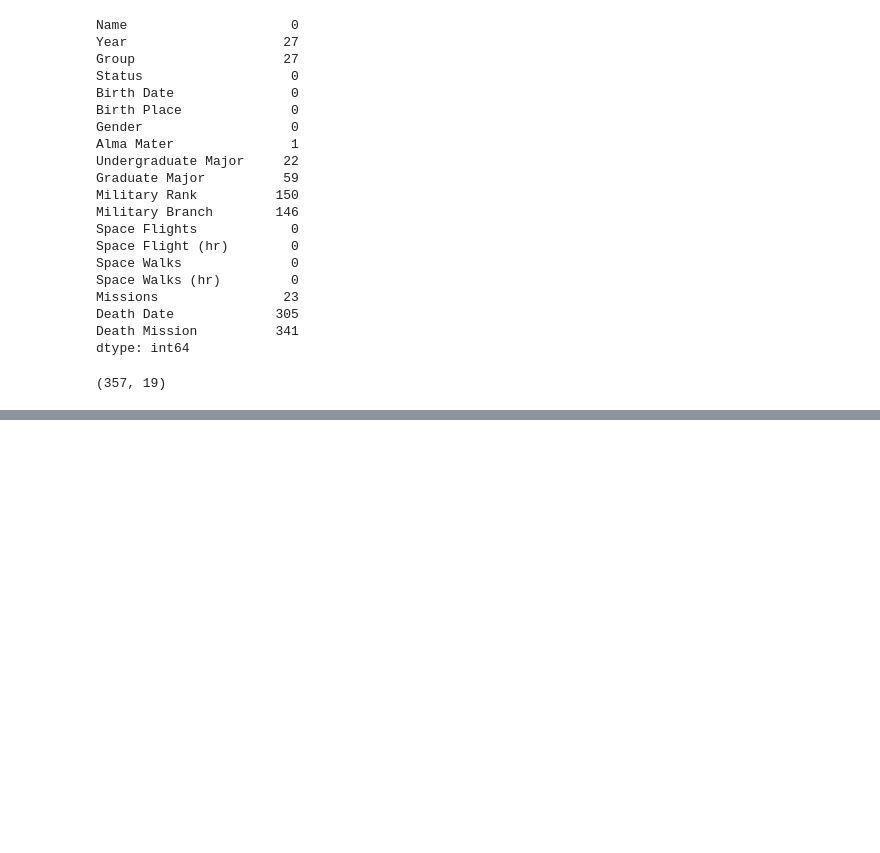
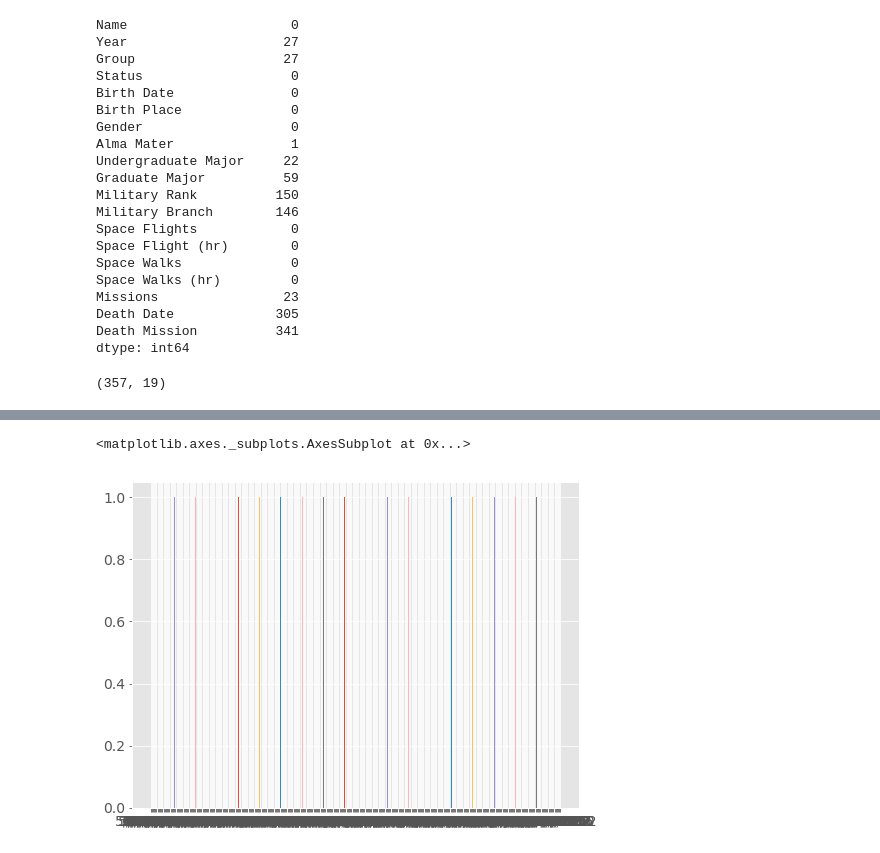
Before and after one commit to AnthonyH13/astronaut_website, a Jupyter notebook: Untitled.ipynb, the cells around one changed output, grey strips where cells are left out. Saved outputs shown, nothing was run; the diff lists cells and outputs as text; code cells hidden in the pictures; blank space fills up the shorter version.

```diff
--- a/Untitled.ipynb
+++ b/Untitled.ipynb
@@ -64,3 +64,8 @@ astro.describe(include="all")
 | 50% | NaN | 1987.000000 | 12.000000 | NaN | NaN | NaN | NaN | NaN | NaN | ... |
 | 75% | NaN | 1996.000000 | 16.000000 | NaN | NaN | NaN | NaN | NaN | NaN | ... |
 | max | NaN | 2009.000000 | 20.000000 | NaN | NaN | NaN | NaN | NaN | NaN | ... |
+# %%
+astro['Birth Date'].hist(bins=20)
+# %% [output]
+<matplotlib.axes._subplots.AxesSubplot at 0x...>
+[figure, added]
```
Also changed, not shown: parts of 3 cells of this notebook, 2 other files.
